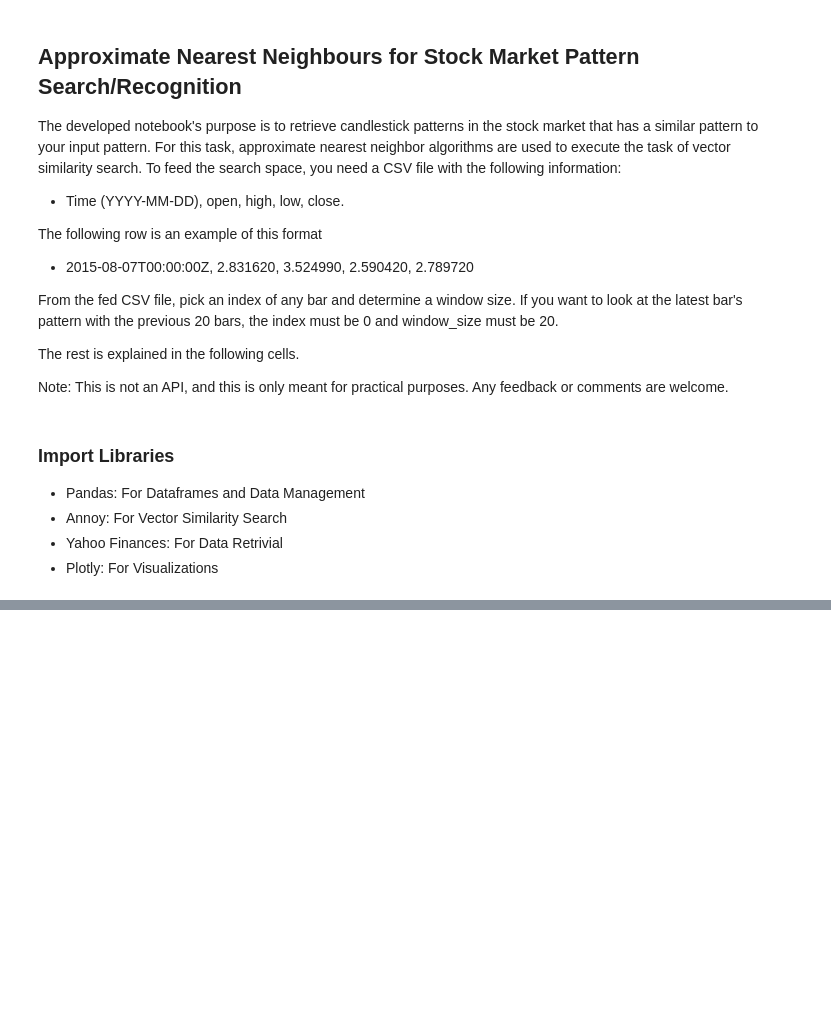
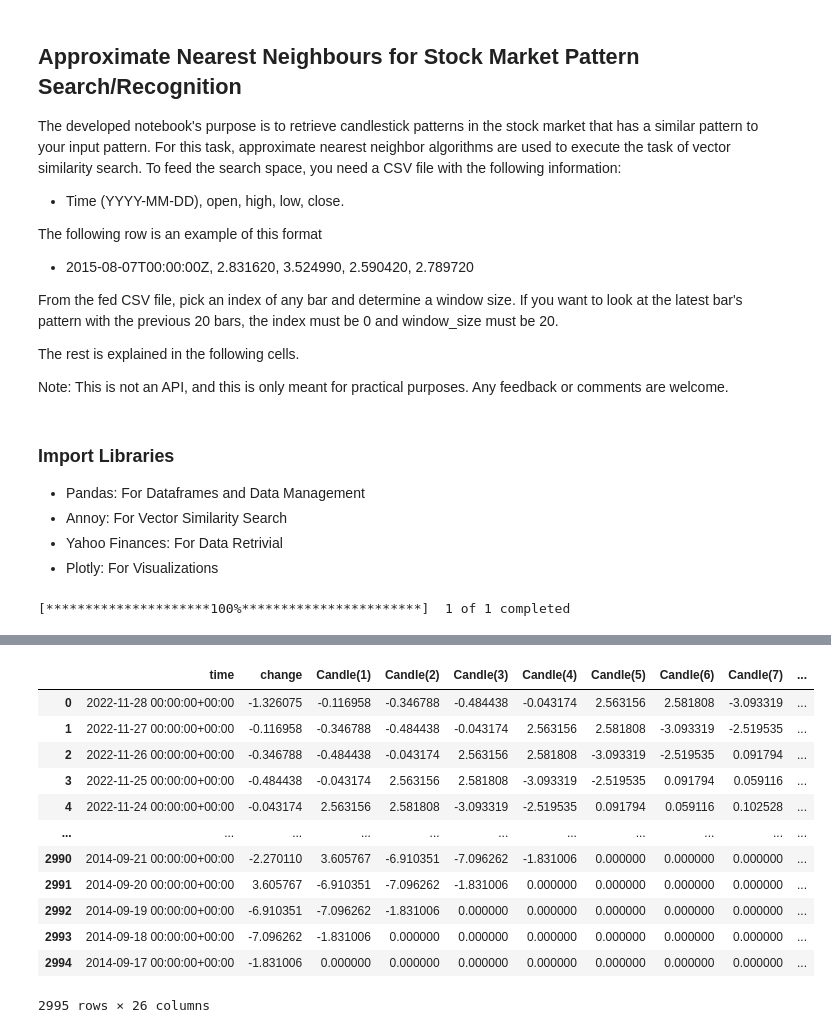
Before and after one commit to TutubanaS/ML-Playground, a Jupyter notebook: ANN For Pattern Search/ann_pattern_recognition.ipynb, the cells around one changed output, grey strips where cells are left out. Saved outputs shown, nothing was run; the diff lists cells and outputs as text; code cells hidden in the pictures; blank space fills up the shorter version.

```diff
--- a/ANN For Pattern Search/ann_pattern_recognition.ipynb
+++ b/ANN For Pattern Search/ann_pattern_recognition.ipynb
@@ -124,7 +168,7 @@ def visualize_patterns(main: int,
     for i in range(len(embeddings)):
         t.add_item(i, embeddings[i])
 
-    t.build(100)
+    t.build(1000)
 
     nearest_neighs = t.get_nns_by_vector(embeddings[main], closest_n)
 
@@ -185,28 +229,45 @@ def visualize_patterns(main: int,
 # %%
 # PARAM WINDOW BEGIN ----------------------------
 
 # How many candle sticks you want to look into
-window_size = 20
-closest_n = 5
+window_size = 25
+
+closest_n = 6
 input_pattern_index = 0
 
 # PARAM WINDOW END ------------------------------
-df, change_df = get_data("BTC-USD")
+df, change_df = get_data(ticker = "BTC-USD", interval = "1D")
 
 
 embeddings, change_df = alter_df(change_df, window_size)
 
 vector_size = len(embeddings[0])
 
 t = AnnoyIndex(vector_size, 'manhattan')
 for i in range(len(embeddings)):
     t.add_item(i, embeddings[i])
 
 t.build(100)
 
 visualize_patterns(input_pattern_index,
                    window_size,
                    closest_n,
-                   True)
+                   False)
+
+change_df
 # %% [output]
+[*********************100%***********************]  1 of 1 completed
 [interactive output not drawn]
+|  | time | change | Candle(1) | Candle(2) | Candle(3) | Candle(4) | Candle(5) | Candle(6) | Candle(7) | ... |
+| 0 | 2022-11-28 00:00:00+00:00 | -1.326075 | -0.116958 | -0.346788 | -0.484438 | -0.043174 | 2.563156 | 2.581808 | -3.093319 | ... |
+| 1 | 2022-11-27 00:00:00+00:00 | -0.116958 | -0.346788 | -0.484438 | -0.043174 | 2.563156 | 2.581808 | -3.093319 | -2.519535 | ... |
+| 2 | 2022-11-26 00:00:00+00:00 | -0.346788 | -0.484438 | -0.043174 | 2.563156 | 2.581808 | -3.093319 | -2.519535 | 0.091794 | ... |
+| 3 | 2022-11-25 00:00:00+00:00 | -0.484438 | -0.043174 | 2.563156 | 2.581808 | -3.093319 | -2.519535 | 0.091794 | 0.059116 | ... |
+| 4 | 2022-11-24 00:00:00+00:00 | -0.043174 | 2.563156 | 2.581808 | -3.093319 | -2.519535 | 0.091794 | 0.059116 | 0.102528 | ... |
+| ... | ... | ... | ... | ... | ... | ... | ... | ... | ... | ... |
+| 2990 | 2014-09-21 00:00:00+00:00 | -2.270110 | 3.605767 | -6.910351 | -7.096262 | -1.831006 | 0.000000 | 0.000000 | 0.000000 | ... |
+| 2991 | 2014-09-20 00:00:00+00:00 | 3.605767 | -6.910351 | -7.096262 | -1.831006 | 0.000000 | 0.000000 | 0.000000 | 0.000000 | ... |
+| 2992 | 2014-09-19 00:00:00+00:00 | -6.910351 | -7.096262 | -1.831006 | 0.000000 | 0.000000 | 0.000000 | 0.000000 | 0.000000 | ... |
+| 2993 | 2014-09-18 00:00:00+00:00 | -7.096262 | -1.831006 | 0.000000 | 0.000000 | 0.000000 | 0.000000 | 0.000000 | 0.000000 | ... |
+| 2994 | 2014-09-17 00:00:00+00:00 | -1.831006 | 0.000000 | 0.000000 | 0.000000 | 0.000000 | 0.000000 | 0.000000 | 0.000000 | ... |
+2995 rows × 26 columns
```
Also changed, not shown: parts of 2 cells of this notebook.
